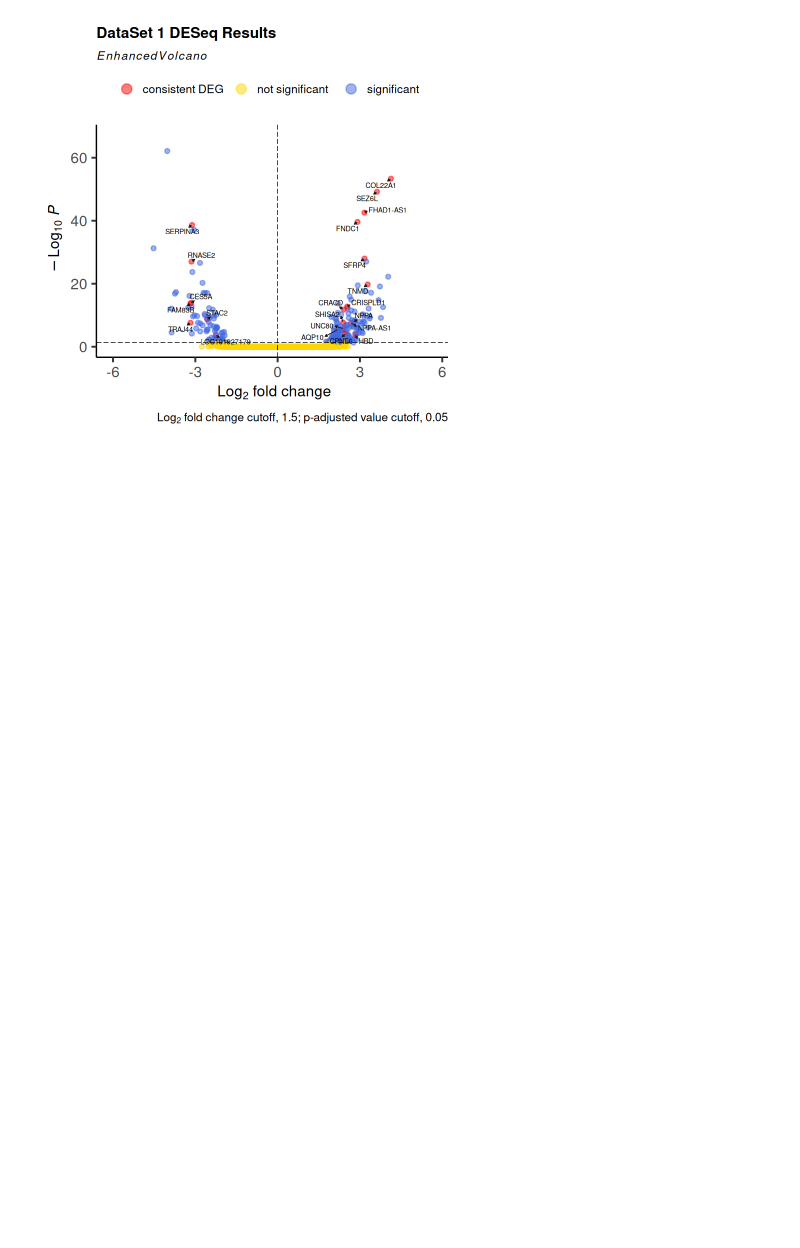
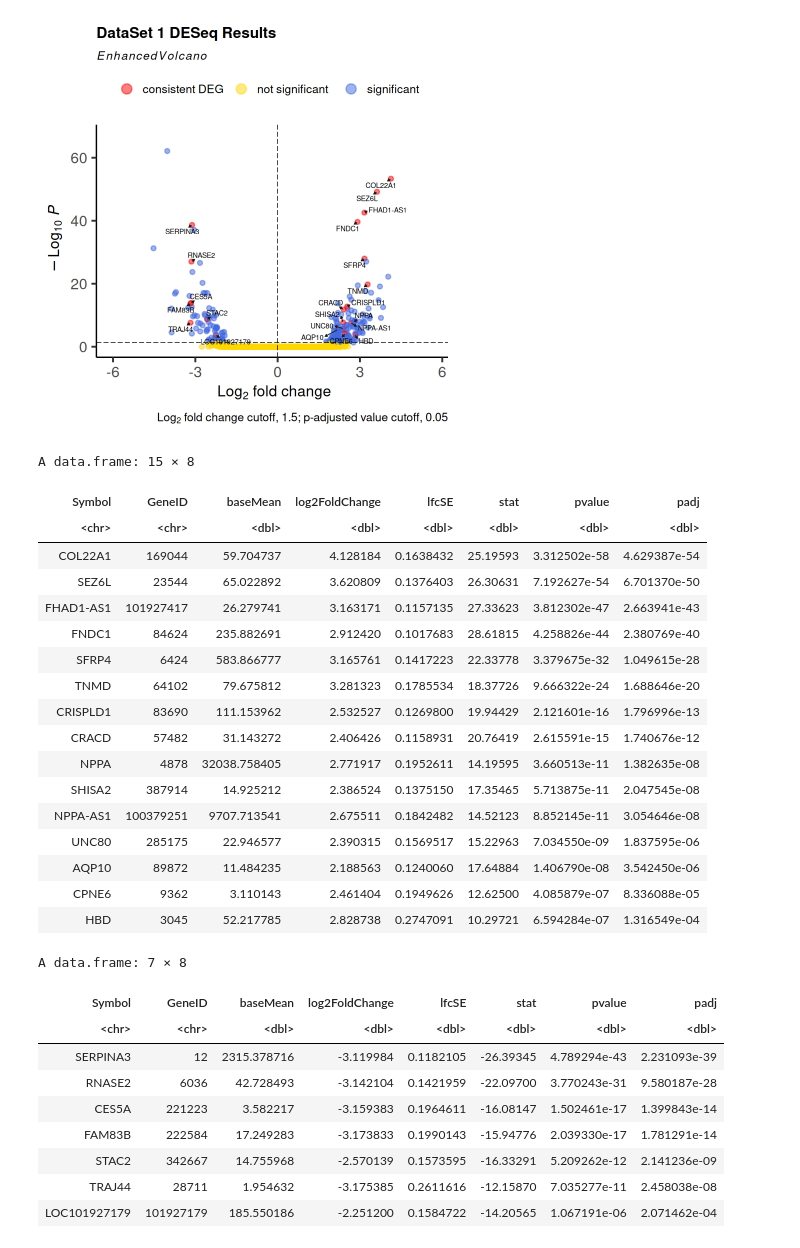
Before and after one commit to gKylie29/final-project-pipeline, a Jupyter notebook: rna-seq-pipeline.ipynb, the cells around one changed output. Saved outputs shown, nothing was run; the diff lists cells and outputs as text; code cells hidden in the pictures; blank space fills up the shorter version.

Commit message:
created tables with the consistently up and downregulated genes ordered by ascending p value

```diff
--- a/rna-seq-pipeline.ipynb
+++ b/rna-seq-pipeline.ipynb
@@ -423,6 +425,42 @@ EnhancedVolcano(d1_all_genes_table, x="log2FoldChange", y="padj", lab = d1_all_g
 #not sure if should do plot with res_1 (the original result) or the result that is after hypothesis test with p_adj < 0.05 which is table d1_all_genes_table
 # %% [output]
 [figure]
+# %%
+consistently_up_genes_table <- d1_all_genes_table %>% filter(Symbol %in% consistent_up_genes) %>% arrange(padj) %>% relocate(Symbol, .before=GeneID)
+consistently_up_genes_table
+
+
+consistently_down_genes_table <- d1_all_genes_table %>% filter(Symbol %in% consistent_down_genes) %>% arrange(padj) %>% relocate(Symbol, .before=GeneID)
+consistently_down_genes_table
+# %% [output]
+A data.frame: 15 × 8
+| Symbol | GeneID | baseMean | log2FoldChange | lfcSE | stat | pvalue | padj |
+| <chr> | <chr> | <dbl> | <dbl> | <dbl> | <dbl> | <dbl> | <dbl> |
+| COL22A1 | 169044 | 59.704737 | 4.128184 | 0.1638432 | 25.19593 | 3.312502e-58 | 4.629387e-54 |
+| SEZ6L | 23544 | 65.022892 | 3.620809 | 0.1376403 | 26.30631 | 7.192627e-54 | 6.701370e-50 |
+| FHAD1-AS1 | 101927417 | 26.279741 | 3.163171 | 0.1157135 | 27.33623 | 3.812302e-47 | 2.663941e-43 |
+| FNDC1 | 84624 | 235.882691 | 2.912420 | 0.1017683 | 28.61815 | 4.258826e-44 | 2.380769e-40 |
+| SFRP4 | 6424 | 583.866777 | 3.165761 | 0.1417223 | 22.33778 | 3.379675e-32 | 1.049615e-28 |
+| TNMD | 64102 | 79.675812 | 3.281323 | 0.1785534 | 18.37726 | 9.666322e-24 | 1.688646e-20 |
+| CRISPLD1 | 83690 | 111.153962 | 2.532527 | 0.1269800 | 19.94429 | 2.121601e-16 | 1.796996e-13 |
+| CRACD | 57482 | 31.143272 | 2.406426 | 0.1158931 | 20.76419 | 2.615591e-15 | 1.740676e-12 |
+| NPPA | 4878 | 32038.758405 | 2.771917 | 0.1952611 | 14.19595 | 3.660513e-11 | 1.382635e-08 |
+| SHISA2 | 387914 | 14.925212 | 2.386524 | 0.1375150 | 17.35465 | 5.713875e-11 | 2.047545e-08 |
+| NPPA-AS1 | 100379251 | 9707.713541 | 2.675511 | 0.1842482 | 14.52123 | 8.852145e-11 | 3.054646e-08 |
+| UNC80 | 285175 | 22.946577 | 2.390315 | 0.1569517 | 15.22963 | 7.034550e-09 | 1.837595e-06 |
+| AQP10 | 89872 | 11.484235 | 2.188563 | 0.1240060 | 17.64884 | 1.406790e-08 | 3.542450e-06 |
+| CPNE6 | 9362 | 3.110143 | 2.461404 | 0.1949626 | 12.62500 | 4.085879e-07 | 8.336088e-05 |
+| HBD | 3045 | 52.217785 | 2.828738 | 0.2747091 | 10.29721 | 6.594284e-07 | 1.316549e-04 |
+A data.frame: 7 × 8
+| Symbol | GeneID | baseMean | log2FoldChange | lfcSE | stat | pvalue | padj |
+| <chr> | <chr> | <dbl> | <dbl> | <dbl> | <dbl> | <dbl> | <dbl> |
+| SERPINA3 | 12 | 2315.378716 | -3.119984 | 0.1182105 | -26.39345 | 4.789294e-43 | 2.231093e-39 |
+| RNASE2 | 6036 | 42.728493 | -3.142104 | 0.1421959 | -22.09700 | 3.770243e-31 | 9.580187e-28 |
+| CES5A | 221223 | 3.582217 | -3.159383 | 0.1964611 | -16.08147 | 1.502461e-17 | 1.399843e-14 |
+| FAM83B | 222584 | 17.249283 | -3.173833 | 0.1990143 | -15.94776 | 2.039330e-17 | 1.781291e-14 |
+| STAC2 | 342667 | 14.755968 | -2.570139 | 0.1573595 | -16.33291 | 5.209262e-12 | 2.141236e-09 |
+| TRAJ44 | 28711 | 1.954632 | -3.175385 | 0.2611616 | -12.15870 | 7.035277e-11 | 2.458038e-08 |
+| LOC101927179 | 101927179 | 185.550186 | -2.251200 | 0.1584722 | -14.20565 | 1.067191e-06 | 2.071462e-04 |
 # %%
 #create volcano plot and label consistent sig genes only
 
```
Also changed, not shown: parts of 1 cell of this notebook.
